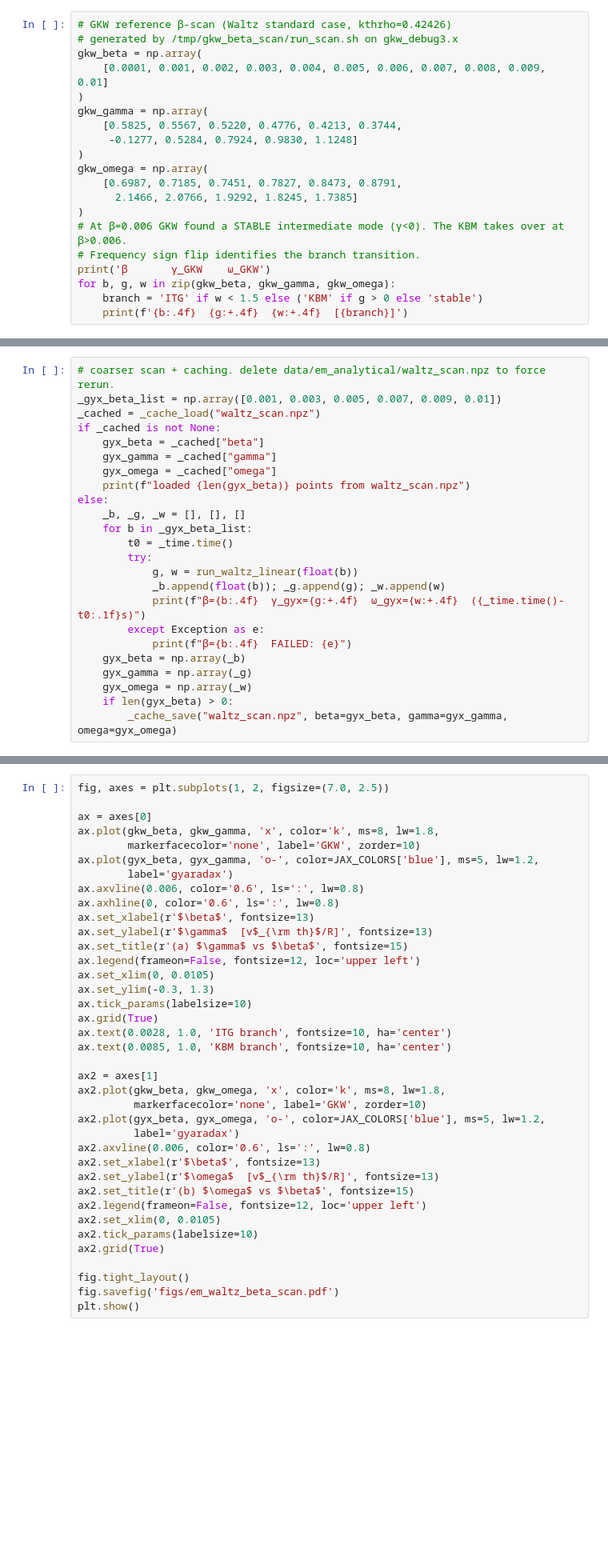
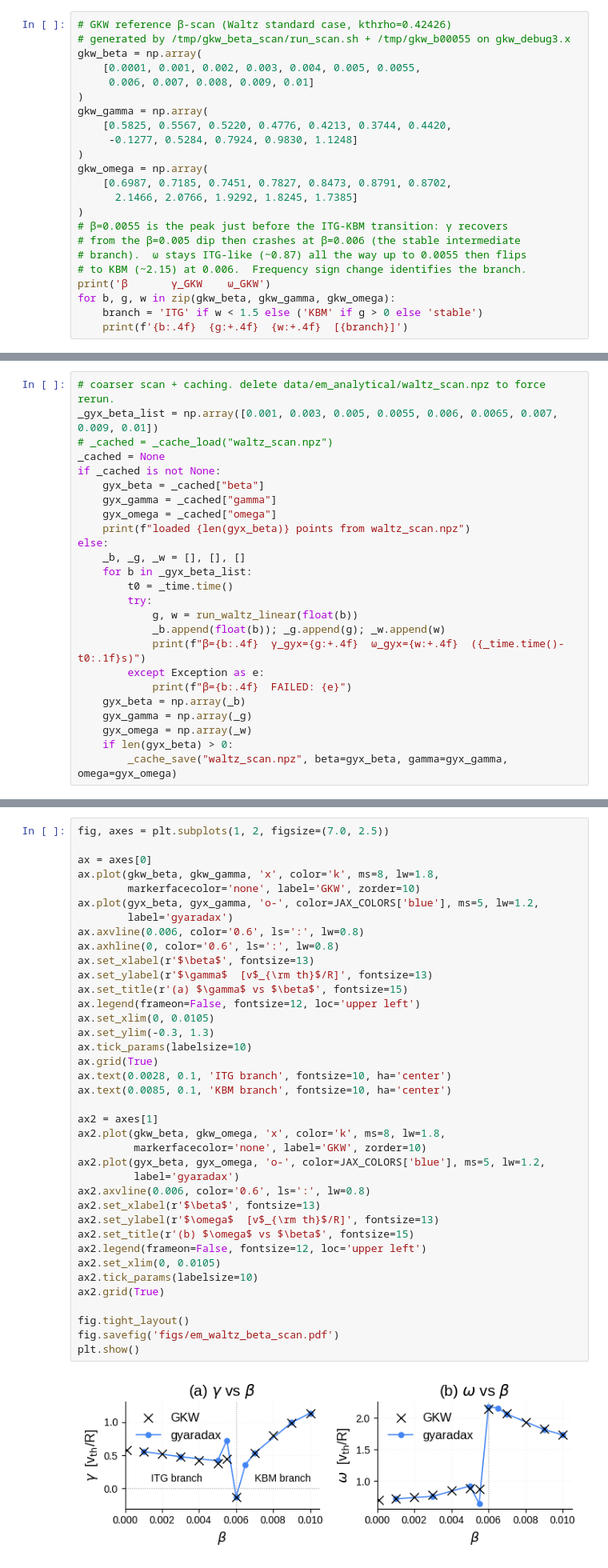
Before and after one commit to gerkone/gyaradax, a Jupyter notebook: notebooks/em_analytical.ipynb, the cells around one changed output, grey strips where cells are left out. Shown at 80% size. Cells and saved outputs as stored; diff of their text form; blank space fills up the shorter version.

```diff
--- a/notebooks/em_analytical.ipynb
+++ b/notebooks/em_analytical.ipynb
@@ -57,20 +57,23 @@ Linear gyrokinetic mode at the Waltz standard case, scanning $\beta$. Below the
 GKW reference values were generated with `gkw_debug3.x` on the same `em_apar_waltz` input.dat (NX=1, NMOD=1, $N_s=112$, nperiod=4, NTIME=200, naverage=50, $\delta t=0.001$), overriding `beta` per run.
 # %%
 # GKW reference β-scan (Waltz standard case, kthrho=0.42426)
-# generated by /tmp/gkw_beta_scan/run_scan.sh on gkw_debug3.x
+# generated by /tmp/gkw_beta_scan/run_scan.sh + /tmp/gkw_b00055 on gkw_debug3.x
 gkw_beta = np.array(
-    [0.0001, 0.001, 0.002, 0.003, 0.004, 0.005, 0.006, 0.007, 0.008, 0.009, 0.01]
+    [0.0001, 0.001, 0.002, 0.003, 0.004, 0.005, 0.0055,
+     0.006, 0.007, 0.008, 0.009, 0.01]
 )
 gkw_gamma = np.array(
-    [0.5825, 0.5567, 0.5220, 0.4776, 0.4213, 0.3744,
+    [0.5825, 0.5567, 0.5220, 0.4776, 0.4213, 0.3744, 0.4420,
      -0.1277, 0.5284, 0.7924, 0.9830, 1.1248]
 )
 gkw_omega = np.array(
-    [0.6987, 0.7185, 0.7451, 0.7827, 0.8473, 0.8791,
+    [0.6987, 0.7185, 0.7451, 0.7827, 0.8473, 0.8791, 0.8702,
       2.1466, 2.0766, 1.9292, 1.8245, 1.7385]
 )
-# At β=0.006 GKW found a STABLE intermediate mode (γ<0). The KBM takes over at β>0.006.
-# Frequency sign flip identifies the branch transition.
+# β=0.0055 is the peak just before the ITG-KBM transition: γ recovers
+# from the β=0.005 dip then crashes at β=0.006 (the stable intermediate
+# branch).  ω stays ITG-like (~0.87) all the way up to 0.0055 then flips
+# to KBM (~2.15) at 0.006.  Frequency sign change identifies the branch.
 print('β       γ_GKW    ω_GKW')
 for b, g, w in zip(gkw_beta, gkw_gamma, gkw_omega):
     branch = 'ITG' if w < 1.5 else ('KBM' if g > 0 else 'stable')
@@ -115,8 +132,9 @@ def run_waltz_linear(beta, n_windows=600, navg=20, dt=0.001):
     return gamma, omega
 # %%
 # coarser scan + caching. delete data/em_analytical/waltz_scan.npz to force rerun.
-_gyx_beta_list = np.array([0.001, 0.003, 0.005, 0.007, 0.009, 0.01])
-_cached = _cache_load("waltz_scan.npz")
+_gyx_beta_list = np.array([0.001, 0.003, 0.005, 0.0055, 0.006, 0.0065, 0.007, 0.009, 0.01])
+# _cached = _cache_load("waltz_scan.npz")
+_cached = None
 if _cached is not None:
     gyx_beta = _cached["beta"]
     gyx_gamma = _cached["gamma"]
@@ -146,35 +176,37 @@ ax.plot(gkw_beta, gkw_gamma, 'x', color='k', ms=8, lw=1.8,
 ax.plot(gyx_beta, gyx_gamma, 'o-', color=JAX_COLORS['blue'], ms=5, lw=1.2,
         label='gyaradax')
 ax.axvline(0.006, color='0.6', ls=':', lw=0.8)
 ax.axhline(0, color='0.6', ls=':', lw=0.8)
 ax.set_xlabel(r'$\beta$', fontsize=13)
 ax.set_ylabel(r'$\gamma$  [v$_{\rm th}$/R]', fontsize=13)
 ax.set_title(r'(a) $\gamma$ vs $\beta$', fontsize=15)
 ax.legend(frameon=False, fontsize=12, loc='upper left')
 ax.set_xlim(0, 0.0105)
 ax.set_ylim(-0.3, 1.3)
 ax.tick_params(labelsize=10)
 ax.grid(True)
-ax.text(0.0028, 1.0, 'ITG branch', fontsize=10, ha='center')
-ax.text(0.0085, 1.0, 'KBM branch', fontsize=10, ha='center')
+ax.text(0.0028, 0.1, 'ITG branch', fontsize=10, ha='center')
+ax.text(0.0085, 0.1, 'KBM branch', fontsize=10, ha='center')
 
 ax2 = axes[1]
 ax2.plot(gkw_beta, gkw_omega, 'x', color='k', ms=8, lw=1.8,
          markerfacecolor='none', label='GKW', zorder=10)
 ax2.plot(gyx_beta, gyx_omega, 'o-', color=JAX_COLORS['blue'], ms=5, lw=1.2,
          label='gyaradax')
 ax2.axvline(0.006, color='0.6', ls=':', lw=0.8)
 ax2.set_xlabel(r'$\beta$', fontsize=13)
 ax2.set_ylabel(r'$\omega$  [v$_{\rm th}$/R]', fontsize=13)
 ax2.set_title(r'(b) $\omega$ vs $\beta$', fontsize=15)
 ax2.legend(frameon=False, fontsize=12, loc='upper left')
 ax2.set_xlim(0, 0.0105)
 ax2.tick_params(labelsize=10)
 ax2.grid(True)
 
 fig.tight_layout()
 fig.savefig('figs/em_waltz_beta_scan.pdf')
 plt.show()
+# %% [output]
+[figure, added]
 # %% [markdown]
 ## 2. Eigenmode structure $\phi(s)$, $A_\parallel(s)$
 
```
Also changed, not shown: parts of 9 cells of this notebook, 1 other file.
